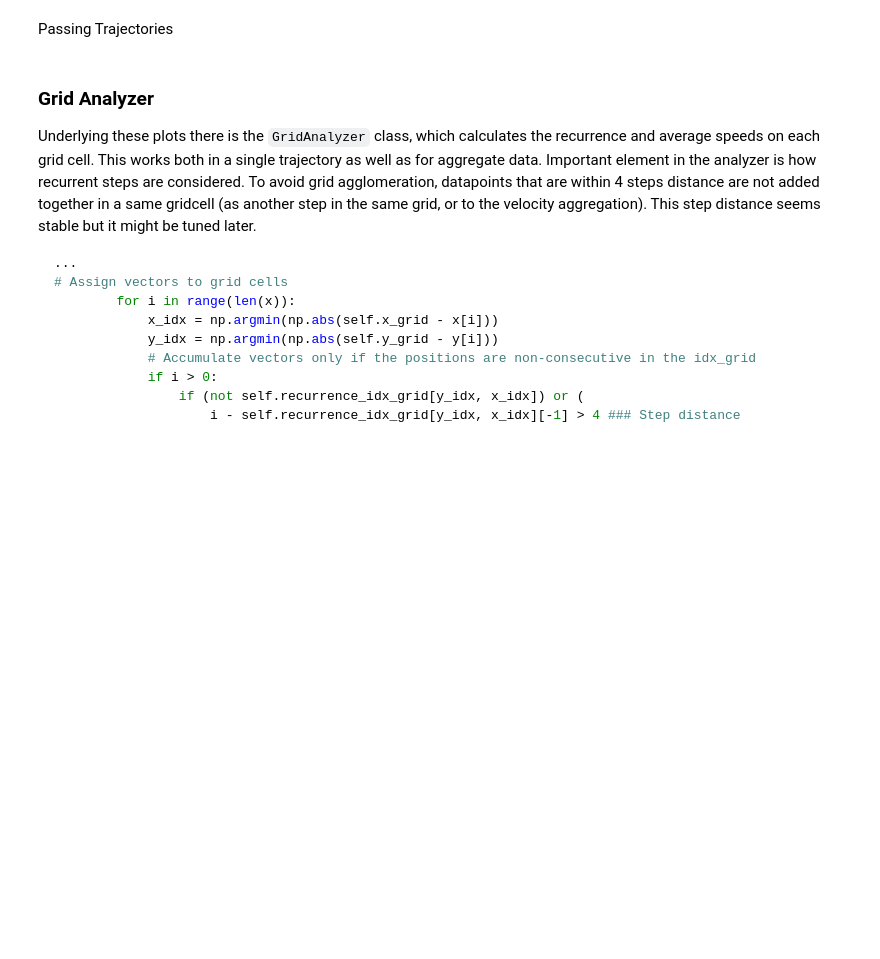
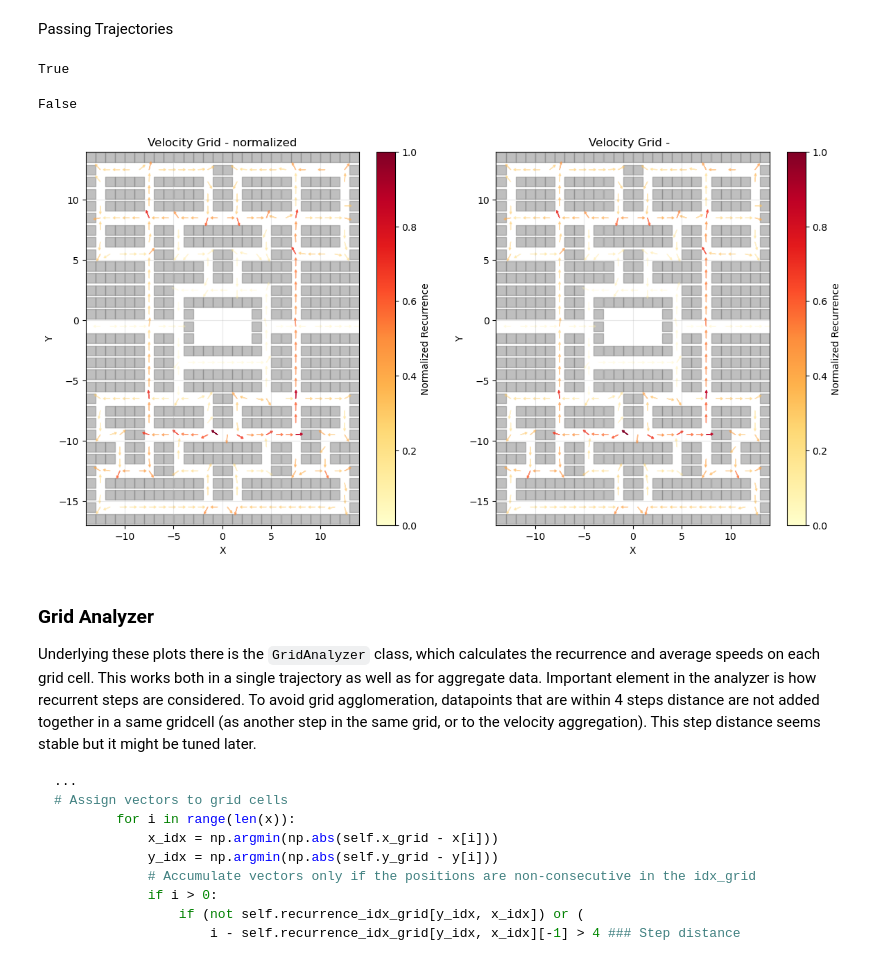
Before and after one commit to PipaFlores/encoder-pacman, a Jupyter notebook: notebooks/Visualizations.ipynb, the cells around one changed output. Cells and saved outputs as stored; diff of their text form; code cells hidden in the pictures; blank space fills up the shorter version.

```diff
--- a/notebooks/Visualizations.ipynb
+++ b/notebooks/Visualizations.ipynb
@@ -132,5 +129,27 @@ INFO - src.datahandlers.pacman_data_reader - Found 1 games for game [602]
 # %% [markdown]
 Passing Trajectories
+# %%
+from src.datahandlers import PacmanDataReader, Trajectory
+
+data = PacmanDataReader(data_folder="../data/")
+
+cluster = [399, 401, 402, 413, 471, 475, 477, 480, 485, 573, 582, 584, 588, 596, 618, 676, 681, 685, 722, 723, 728, 760, 776, 832, 843] # A group of ids with a common starting pattern
+
+## To get all trajectories as a list[Trajectory]
+all_trajs = []
+for game_id in cluster:
+    traj = data.get_trajectory(game_id=game_id, include_metadata=True).get_segment()
+    all_trajs.append(traj)
+
+isinstance(all_trajs,list)
+isinstance(all_trajs[0], Trajectory)
+fig, (ax1,ax2) = plt.subplots(1,2, figsize=(14,7))
+visualizer.plot_velocity_grid(trajectory=all_trajs, metadata_label="game_id", normalize=True, ax=ax1, title_id="normalized")
+visualizer.plot_velocity_grid(trajectory=all_trajs, metadata_label="game_id", normalize=False, ax=ax2) # Normalization is forced for list (change if required to debug)
+# %% [output]
+True
+False
+[figure, added]
 # %% [markdown]
 ### Grid Analyzer
 
```
Also changed, not shown: parts of 5 cells of this notebook, 4 other files.
